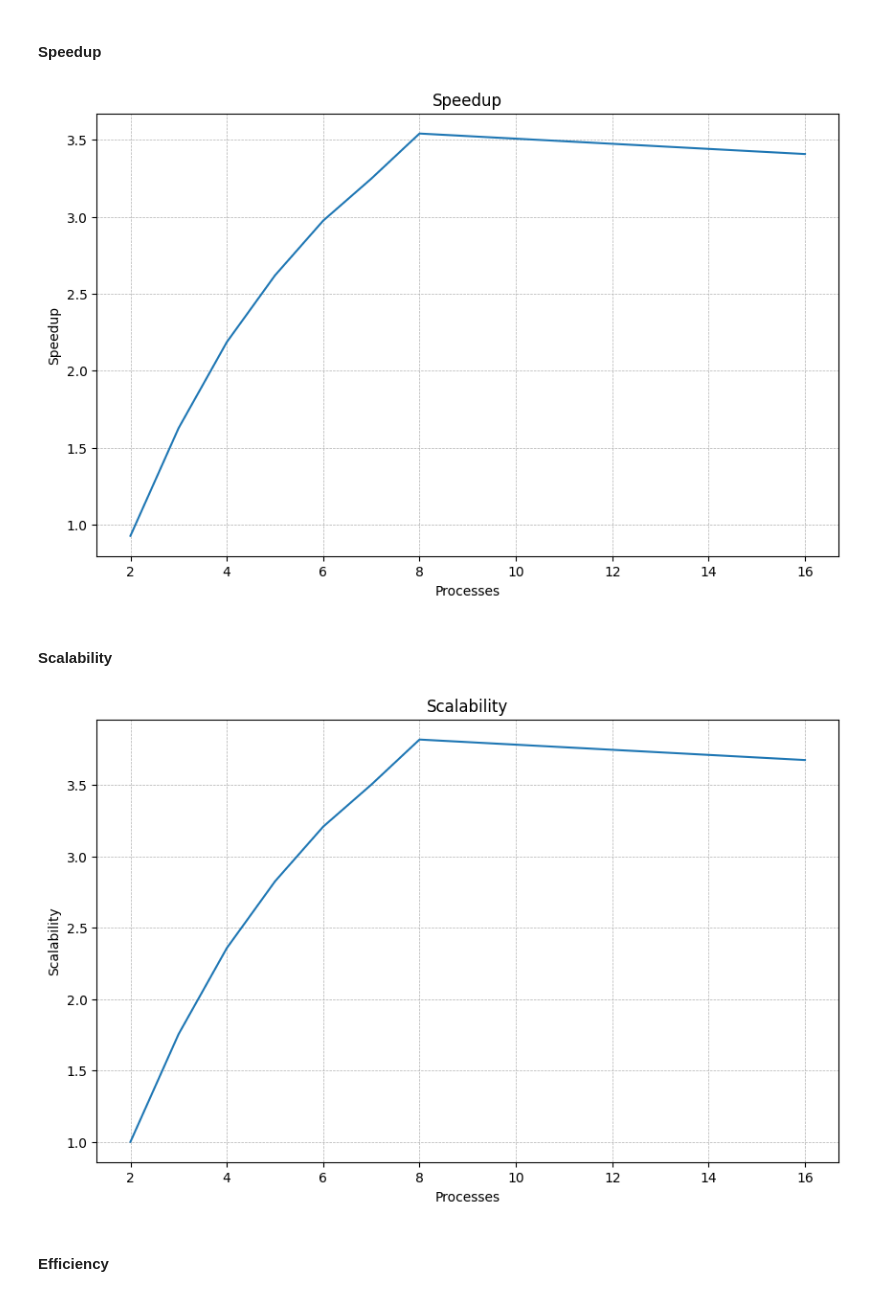
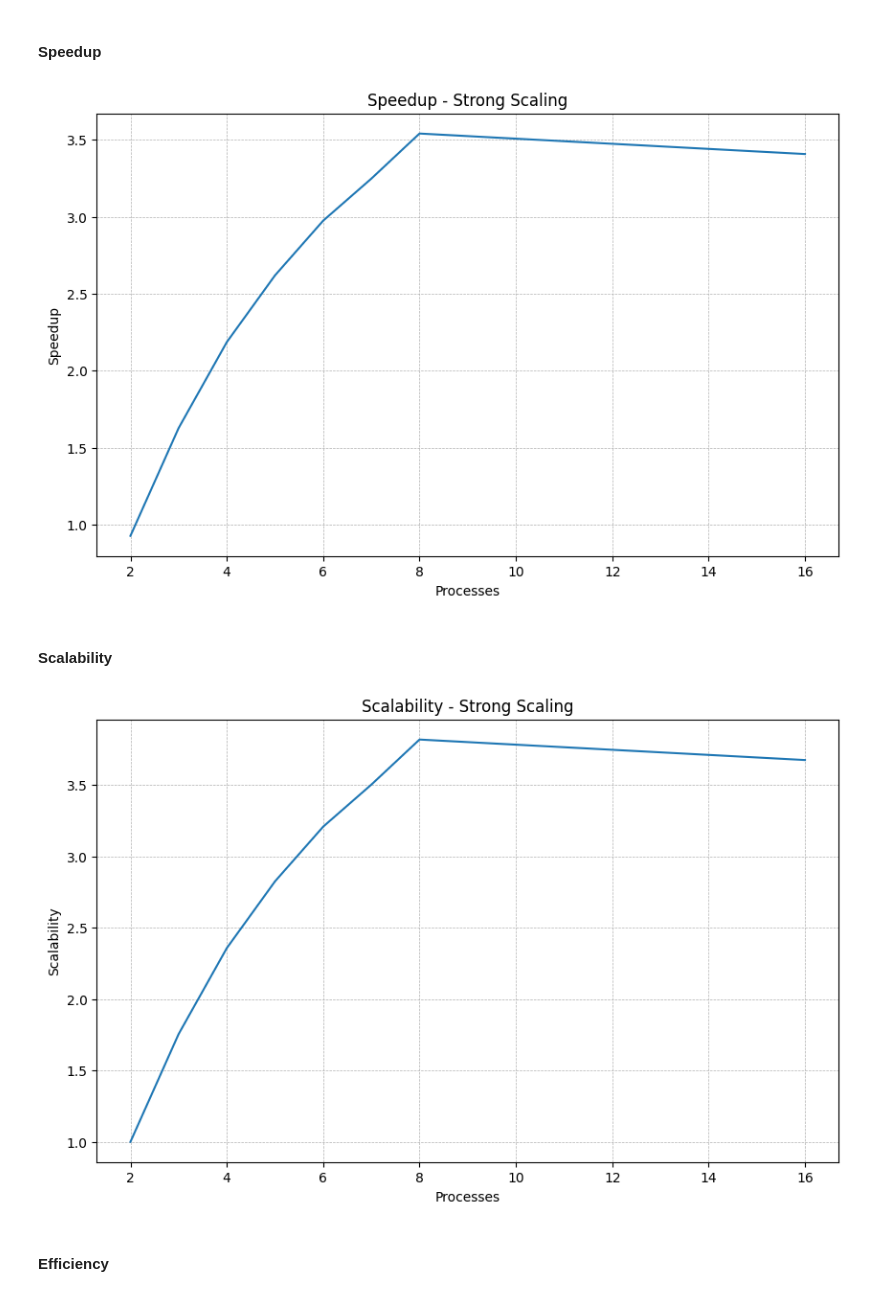
Before and after one commit to irenedovichi/SPM-project, a Jupyter notebook: plots.ipynb, the cells around one changed output. Cells and saved outputs as stored; diff of their text form; code cells hidden in the pictures.

```diff
--- a/plots.ipynb
+++ b/plots.ipynb
@@ -21,0 +14,4 @@ print(seq_avg)
+# %%
+# Sequential times for 5 runs (file: outputs/output_seq_49834.txt)
+file_content = open("outputs/output_seq_49834.txt", "r").readlines()
+file_content
@@ -265,26 +284,26 @@ plt.figure(figsize=(10, 6))
 plt.plot(sorted(avg_data.keys()), speedup, label="Speedup")
 plt.xlabel("Processes")
 plt.ylabel("Speedup")
-plt.title("Speedup")
+plt.title("Speedup - Strong Scaling")
 plt.grid(True, which="both", linestyle="--", linewidth=0.5)
 plt.show()
 # %% [output]
-[figure, old version]
+[figure, new version]
 # %% [markdown]
 #### Scalability
 # %%
 # plot the scalability: time with p=2 / time with p processes
 scalability = [avg_data[2] / avg_data[p] for p in avg_data]
 
 plt.figure(figsize=(10, 6))
 plt.plot(sorted(avg_data.keys()), scalability, label="Scalability")
 plt.xlabel("Processes")
 plt.ylabel("Scalability")
-plt.title("Scalability")
+plt.title("Scalability - Strong Scaling")
 plt.grid(True, which="both", linestyle="--", linewidth=0.5)
 plt.show()
 # %% [output]
-[figure, old version]
+[figure, new version]
 # %% [markdown]
 #### Efficiency
 # %%
```
Also changed, not shown: parts of 36 cells of this notebook, 2 other files.
